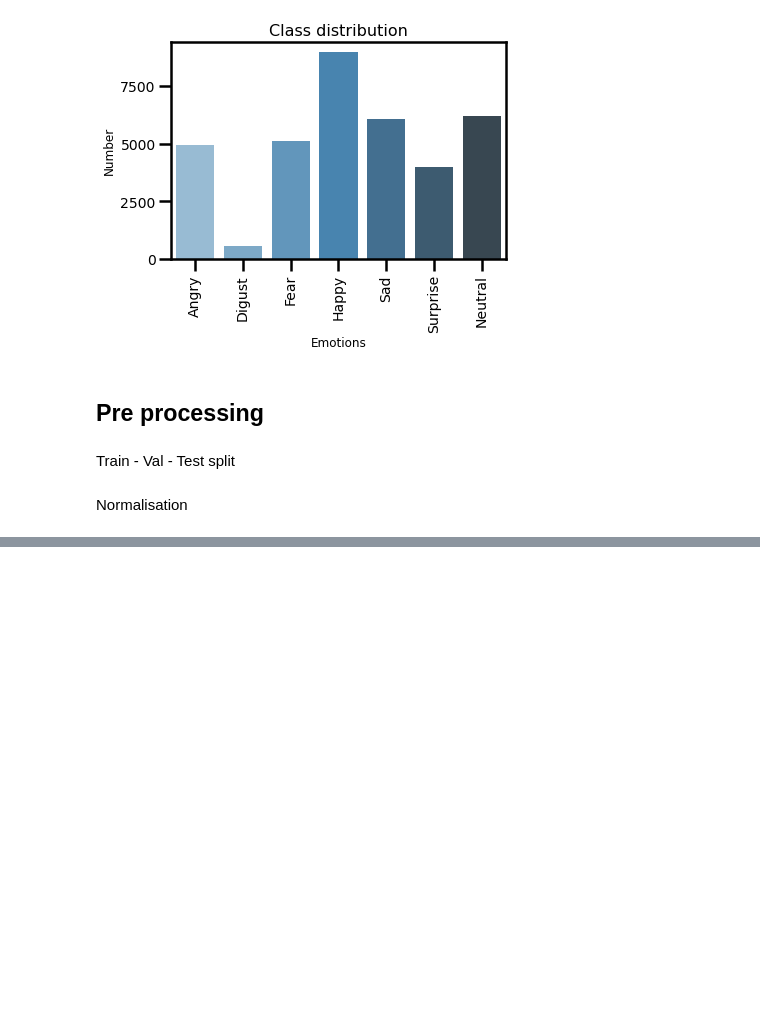
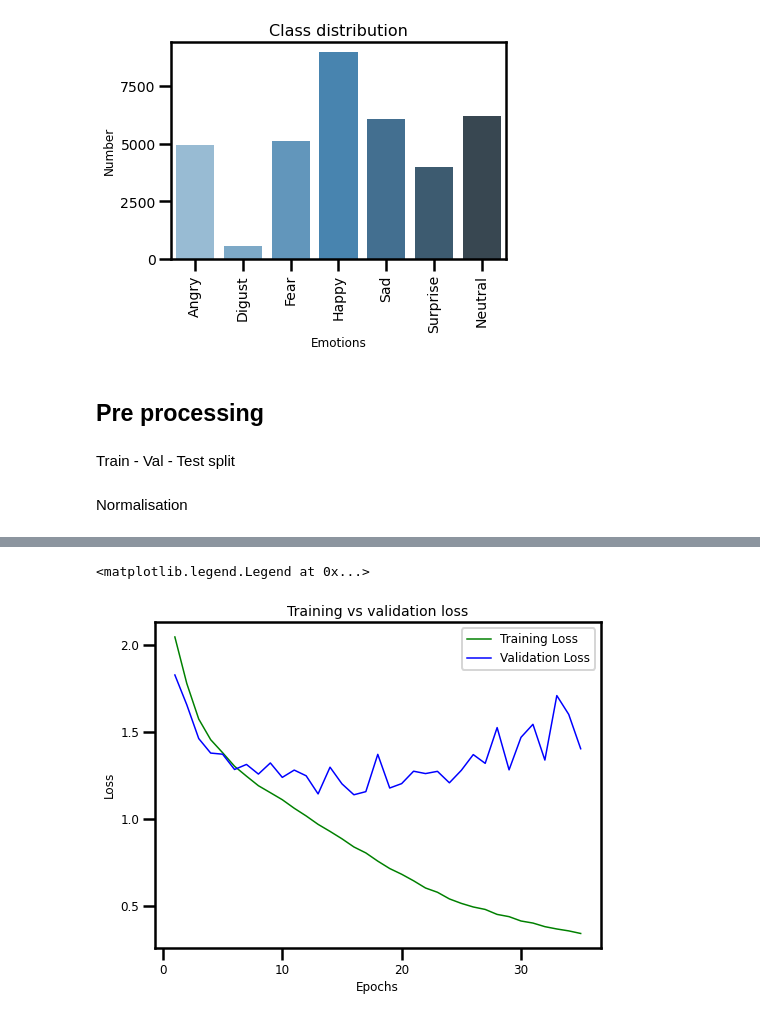
Before and after one commit to aashkadave99/facial-exp-recog, a Jupyter notebook: facial_exp_recog.ipynb, the cells around one changed output, grey strips where cells are left out. Drawn from its saved outputs; the diff is of its cells as text; code cells hidden in the pictures; blank space fills up the shorter version.

Commit message:
build cnn model

```diff
--- a/facial_exp_recog.ipynb
+++ b/facial_exp_recog.ipynb
@@ -89,0 +150,4 @@ X_test_std = X_test/255.
+# %%
+#Compiling the model
+
+model.compile(loss="sparse_categorical_crossentropy", optimizer=keras.optimizers.Adam(lr=0.005) , metrics=['accuracy'])
@@ -89,0 +174,6 @@ X_test_std = X_test/255.
+# %%
+#fit the model
+history = model.fit(X_train_std, y_train,batch_size=64,epochs=35, validation_data=(X_valid_std, y_valid), shuffle=True)
+
+history_dict = history.history
+history_dict.keys()
@@ -89,0 +199,21 @@ X_test_std = X_test/255.
+# %%
+loss_values = history_dict['loss']
+val_loss = history_dict['val_loss']
+acc = history_dict['accuracy']
+val_acc = history_dict['val_accuracy']
+
+epochs = range(1, len(acc) +1)
+# %%
+#plotting the training and validation loss
+plt.figure(figsize=(8,6))
+plt.plot(epochs, loss_values, 'g', label = 'Training Loss', linewidth=1.5)
+plt.plot(epochs, val_loss, 'b', label = 'Validation Loss', linewidth = 1.5)
+plt.title('Training vs validation loss', fontsize=14)
+plt.xticks(fontsize = 12)
+plt.yticks(fontsize=12)
+plt.xlabel('Epochs', fontsize = 12)
+plt.ylabel('Loss', fontsize = 12)
+plt.legend(fontsize = 12)
+# %% [output]
+<matplotlib.legend.Legend at 0x...>
+[figure, added]
```
Also changed, not shown: parts of 7 cells of this notebook, 1 other file.
